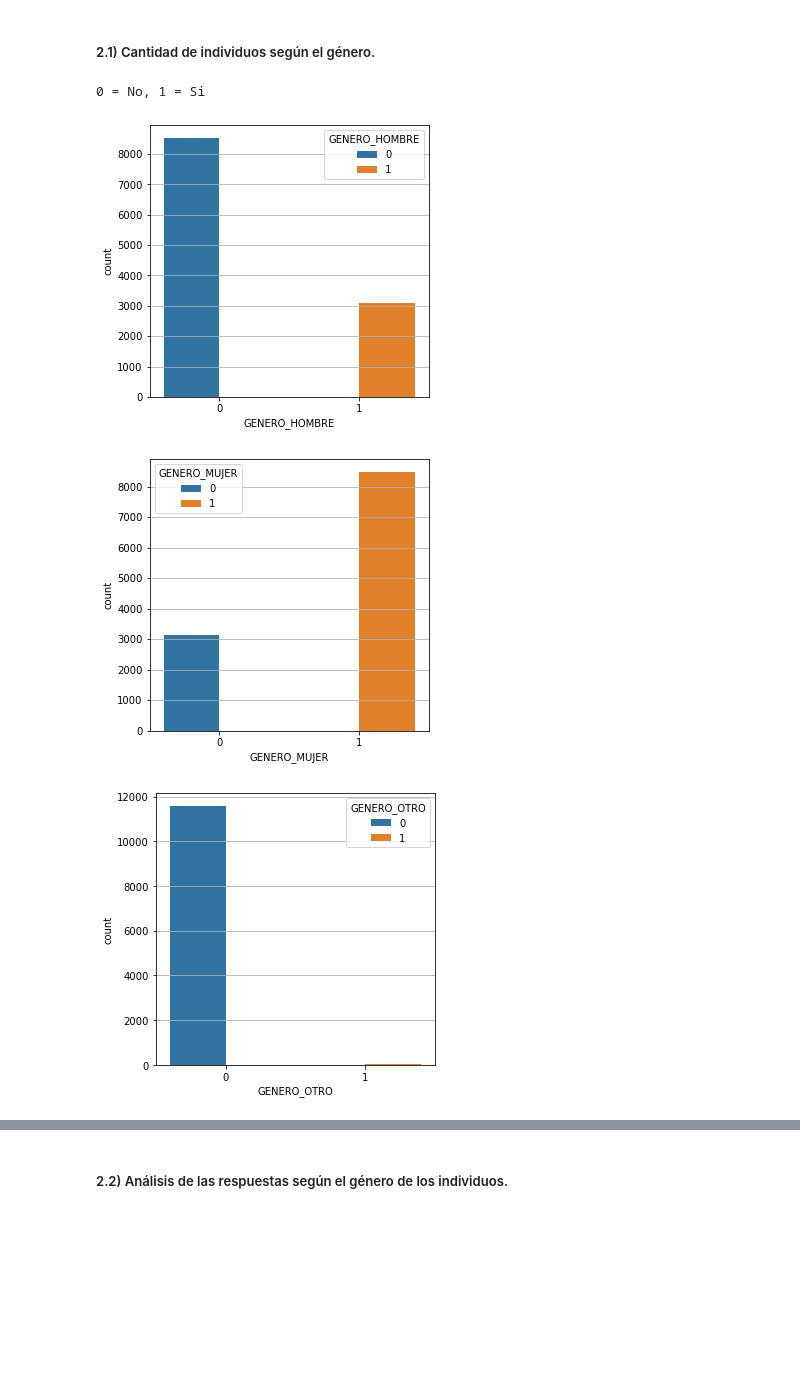
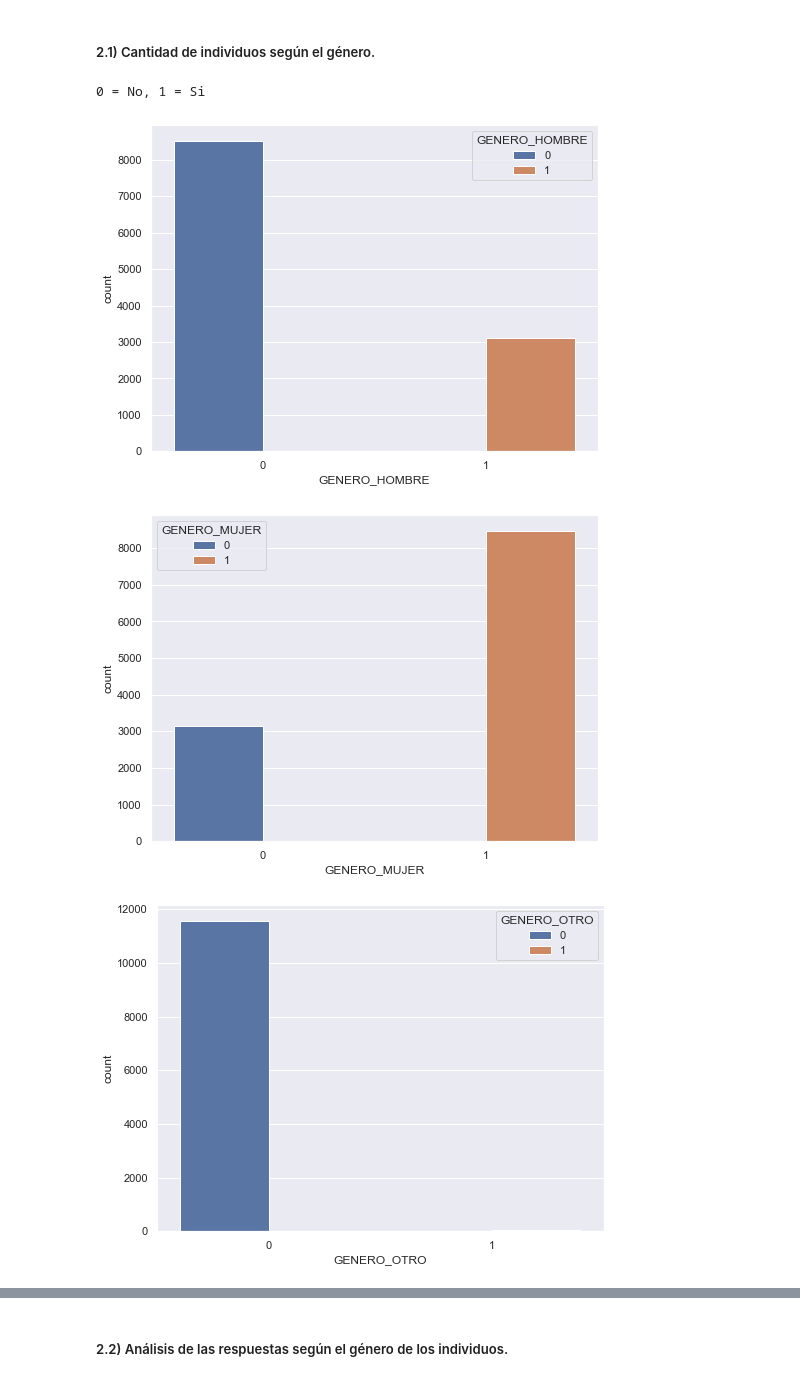
Before and after one commit to FedericoScopelliti/Alerta_Noviazgo_violento, a Jupyter notebook: Noviazgo Violento.ipynb, the cells around one changed output, grey strips where cells are left out. Drawn from its saved outputs; the diff is of its cells as text; code cells hidden in the pictures; blank space fills up the shorter version.

```diff
--- a/Noviazgo Violento.ipynb
+++ b/Noviazgo Violento.ipynb
@@ -35,6 +35,8 @@ import numpy as np
 # Gráficos
 import matplotlib.pyplot as plt
 import seaborn as sns
+sns.set(style = "dark")
+
 
 # Standar Scaler
 from sklearn.preprocessing import StandardScaler
@@ -159,13 +161,14 @@ menores_18.sum()
 Si queremos cambiar la variable a enteros, primero debemos reemplazar o eliminar los valores que contengan: '<18'.
 Descartamos la opción de eliminar las filas con esos datos porque sino perderíamos mucha información. Vamos a reemplazarlo por 18, ya que es el número más cercano de los menores de edad.
 # %%
-data_train['EDAD'].replace({'<18':18}, inplace=True)
+def edad(dataset):
+    dataset['EDAD'].replace({'<18':18}, inplace=True)
+    try:
+        dataset['EDAD'] = dataset['EDAD'].astype('int')
+    except Exception as error:
+        print(error)
+    finally:
+        print(data_train.dtypes)
 
-try:
-    data_train['EDAD'] = data_train['EDAD'].astype('int')
-except Exception as error:
-    print(error)
-finally:
-    print(f'El cambio se hizo correctamente.')
-    print(data_train.dtypes)
+edad(data_train)
 # %% [output]
@@ -278,14 +280,14 @@ Para esto utilizaremos el algoritmo de k-means. De esta manera tendremos tres cl
 # %%
 generos = ['GENERO_HOMBRE', 'GENERO_MUJER', 'GENERO_OTRO']
 
 print('0 = No, 1 = Si')
 for i in generos:
-    plt.figure(figsize=(5,5))
+    plt.figure(figsize=(8,6))
     plt.grid(True)
     sns.countplot(data=data_train, x=i, hue=i)
     plt.show()
 # %% [output]
 0 = No, 1 = Si
-[figure, old version]
+[figure, new version]
-[figure, old version]
+[figure, new version]
-[figure, old version]
+[figure, new version]
```
Also changed, not shown: parts of 36 cells of this notebook.
